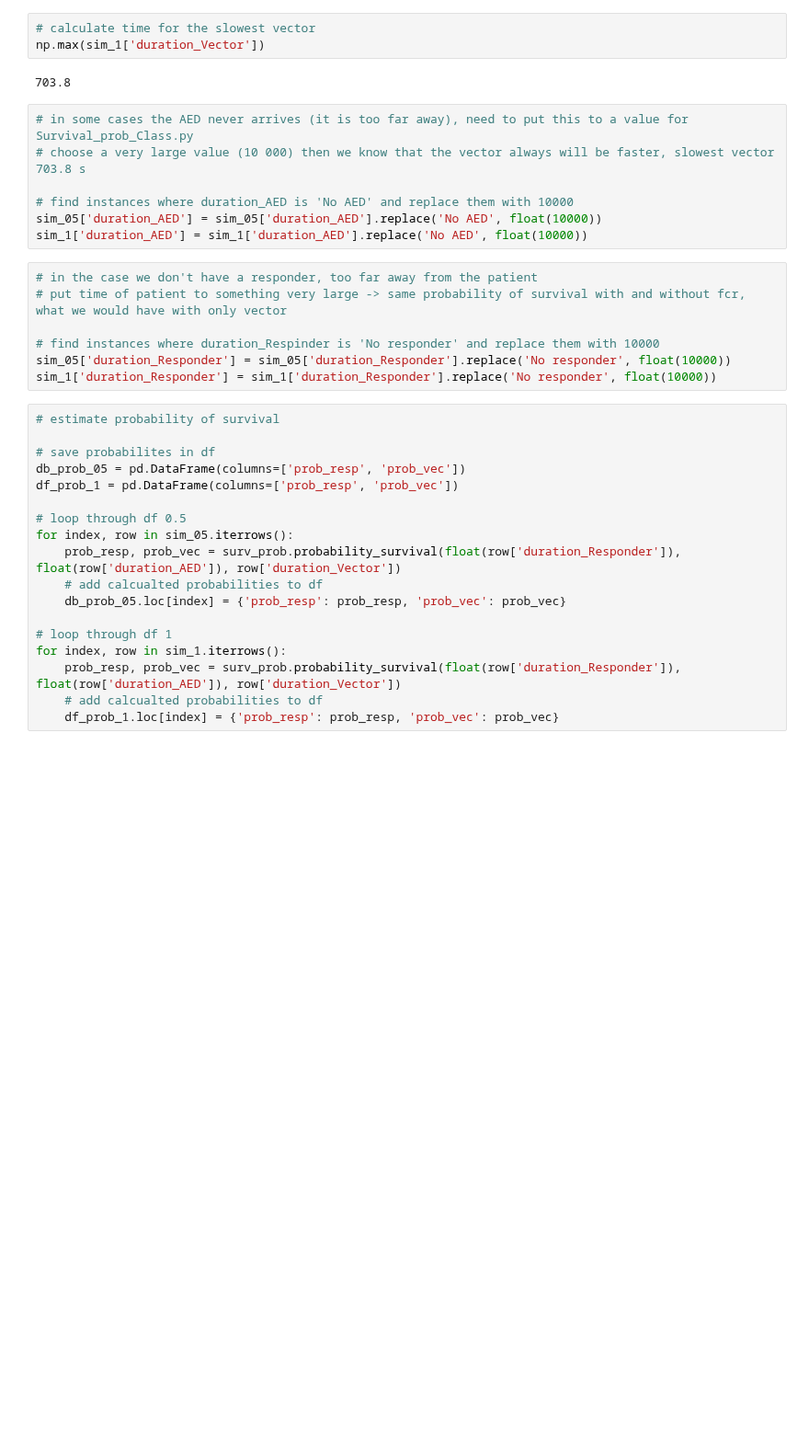
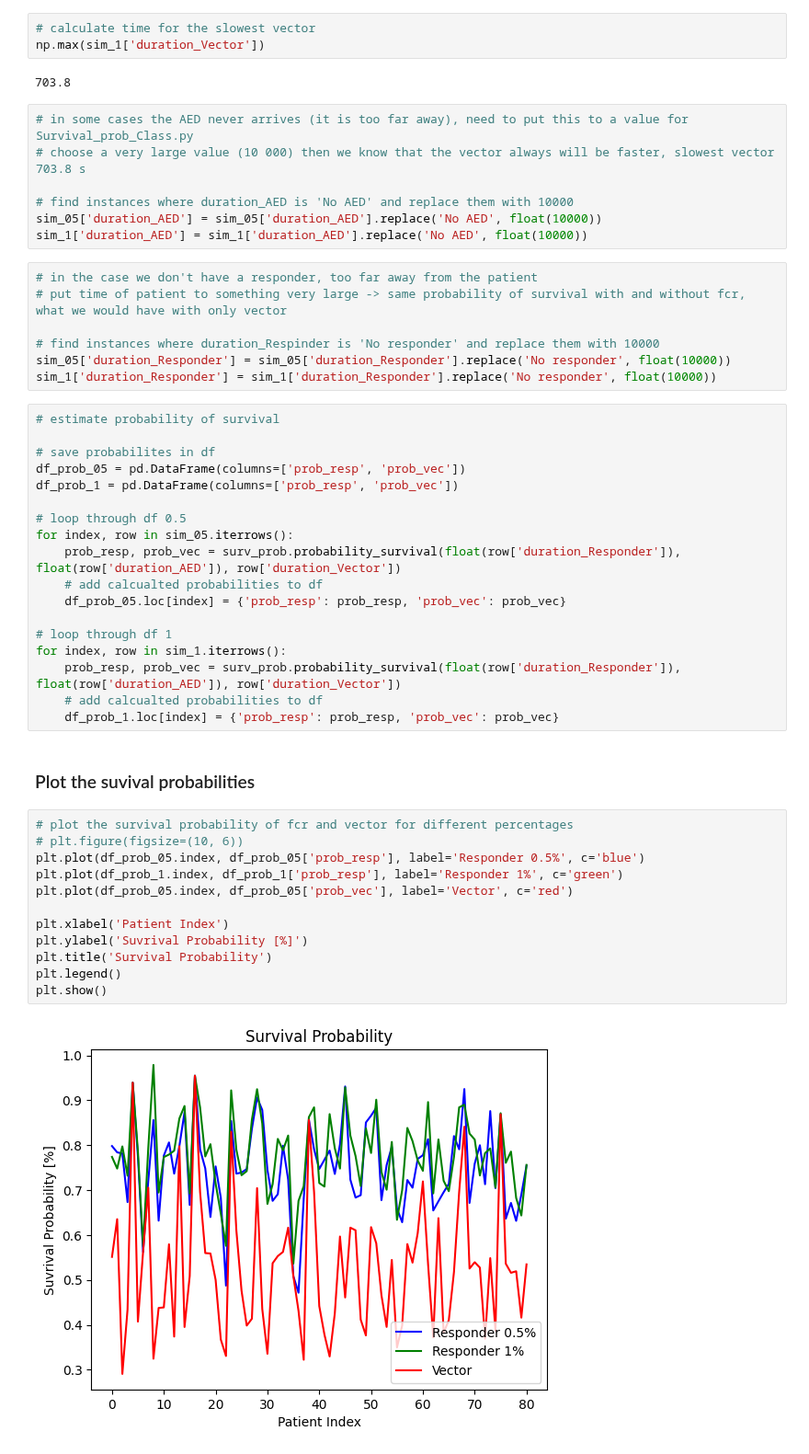
Before and after one commit to Leowiser/AED-Route-Optimization-MDA-Project, a Jupyter notebook: sim_plot.ipynb, the cells around one changed output. Shown at 92% size. Cells and saved outputs as stored; diff of their text form; blank space fills up the shorter version.

Commit message:
plot made and mean values calculated

```diff
--- a/sim_plot.ipynb
+++ b/sim_plot.ipynb
@@ -53,17 +54,33 @@ sim_1['duration_Responder'] = sim_1['duration_Responder'].replace('No responder'
 # estimate probability of survival
 
 # save probabilites in df
-db_prob_05 = pd.DataFrame(columns=['prob_resp', 'prob_vec'])
+df_prob_05 = pd.DataFrame(columns=['prob_resp', 'prob_vec'])
 df_prob_1 = pd.DataFrame(columns=['prob_resp', 'prob_vec'])
 
 # loop through df 0.5
 for index, row in sim_05.iterrows():
     prob_resp, prob_vec = surv_prob.probability_survival(float(row['duration_Responder']), float(row['duration_AED']), row['duration_Vector'])
     # add calcualted probabilities to df
-    db_prob_05.loc[index] = {'prob_resp': prob_resp, 'prob_vec': prob_vec}
+    df_prob_05.loc[index] = {'prob_resp': prob_resp, 'prob_vec': prob_vec}
 
 # loop through df 1
 for index, row in sim_1.iterrows():
     prob_resp, prob_vec = surv_prob.probability_survival(float(row['duration_Responder']), float(row['duration_AED']), row['duration_Vector'])
     # add calcualted probabilities to df
     df_prob_1.loc[index] = {'prob_resp': prob_resp, 'prob_vec': prob_vec}
+# %% [markdown]
+### Plot the suvival probabilities
+# %%
+# plot the survival probability of fcr and vector for different percentages
+# plt.figure(figsize=(10, 6))
+plt.plot(df_prob_05.index, df_prob_05['prob_resp'], label='Responder 0.5%', c='blue')
+plt.plot(df_prob_1.index, df_prob_1['prob_resp'], label='Responder 1%', c='green')
+plt.plot(df_prob_05.index, df_prob_05['prob_vec'], label='Vector', c='red')
+
+plt.xlabel('Patient Index')
+plt.ylabel('Suvrival Probability [%]')
+plt.title('Survival Probability')
+plt.legend()
+plt.show()
+# %% [output]
+[figure, added]
```
Also changed, not shown: parts of 2 cells of this notebook.
